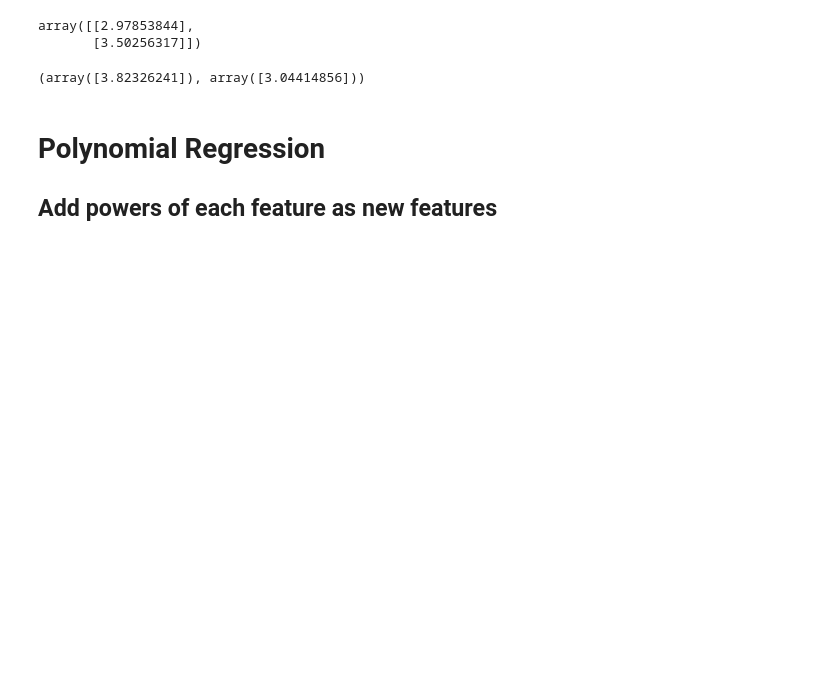
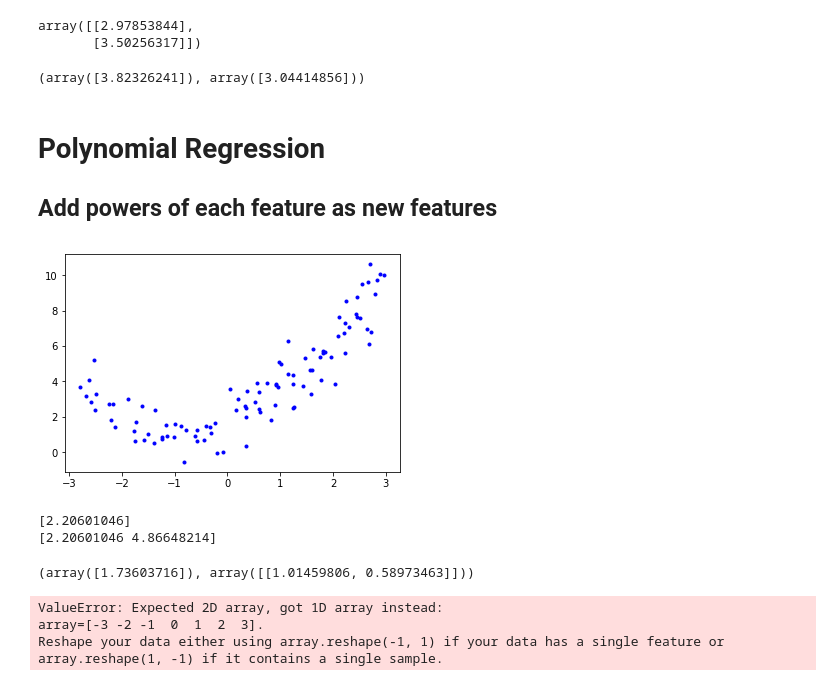
Before and after one commit to allenbkim/homl, a Jupyter notebook: 04 - Training Models.ipynb, the cells around one changed output. Cells and saved outputs as stored; diff of their text form; code cells hidden in the pictures; blank space fills up the shorter version.

Commit message:
Poly regression

```diff
--- a/04 - Training Models.ipynb
+++ b/04 - Training Models.ipynb
@@ -117,3 +117,46 @@ sgd_reg.intercept_, sgd_reg.coef_
 # %% [markdown]
 # Polynomial Regression
 ## Add powers of each feature as new features
+# %%
+# Create dataset based on quadratic equation
+m = 100
+X = 6 * np.random.rand(m, 1) - 3
+y = 0.5 * X**2 + X + 2 + np.random.randn(m, 1)
+
+plt.plot(X, y, 'b.')
+plt.show()
+# %% [output]
+[figure, added]
+# %%
+# Create the polynomial features
+
+from sklearn.preprocessing import PolynomialFeatures
+
+poly_features = PolynomialFeatures(degree=2, include_bias=False)
+X_poly = poly_features.fit_transform(X)
+
+print(X[0])
+print(X_poly[0])
+# %% [output]
+[2.20601046]
+[2.20601046 4.86648214]
+# %%
+# Perform linear regression on the polynomial features
+
+lin_reg = LinearRegression()
+lin_reg.fit(X_poly, y)
+lin_reg.intercept_, lin_reg.coef_
+# %% [output]
+(array([1.73603716]), array([[1.01459806, 0.58973463]]))
+# %%
+X_new_single = np.array([[-3], [-2], [-1], [0, 1, 2, 3])
+X_new_poly = poly_features.fit_transform(X_new_single)
+y_pred = lin_reg.predict(X_new_poly)
+
+plt.plot(X, y, 'b.')
+plt.plot(X_new, y_pred, 'r-')
+plt.show()
+# %% [output]
+ValueError: Expected 2D array, got 1D array instead:
+array=[-3 -2 -1  0  1  2  3].
+Reshape your data either using array.reshape(-1, 1) if your data has a single feature or array.reshape(1, -1) if it contains a single sample.
```
